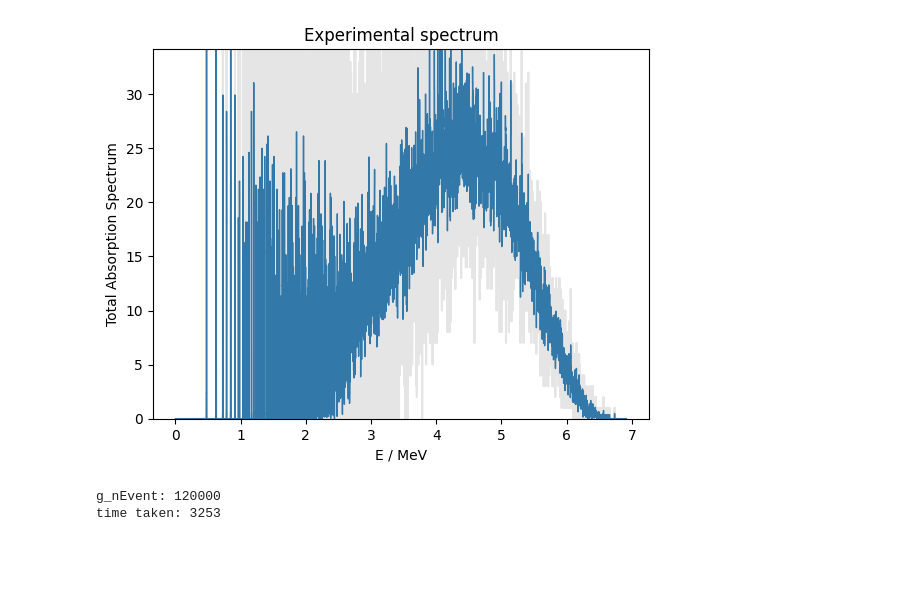
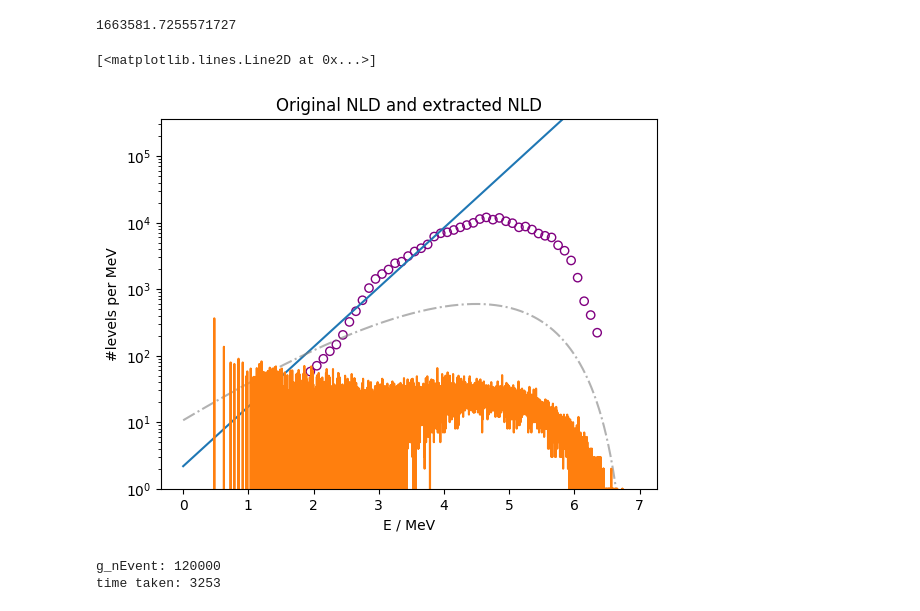
Before and after one commit to CauchyApprentice/Fluctuation-Analysis, a Jupyter notebook: main.ipynb, the cells around one changed output. Saved outputs shown, nothing was run; the diff lists cells and outputs as text; code cells hidden in the pictures; blank space fills up the shorter version.

Commit message:
more graph sugar

```diff
--- a/main.ipynb
+++ b/main.ipynb
@@ -22,7 +24,23 @@ energy, smeared = extract.spectrum_smeared(run, exp_res=0.001)
+# %%
+fa = fluc.fluctuation_analysis(run)
 # %%
-fluc.plot.fluct_data(energy,smeared, run=run)
+fluc.plot.comparison(fa.energy_range, fa.nld,fa.fluct_energy, file_name="hiiii", run=run)
+pop_dist = sim.pop.dist_normed(fa.fluct_energy, Settings.Q_76Ga)
+maxi = 0
+for nldval in fa.nld:
+    if nldval != np.nan and nldval > maxi:
+        maxi = nldval
+scalar = maxi/max(pop_dist)/20
+
+print(scalar)
+plt.ylim(1,maxi*30)
+plt.plot(fa.fluct_energy, [pop * scalar for pop in pop_dist], alpha=0.6, color="grey", linestyle="-.")
+data_energy, data = extract.spectrum_smeared(run, exp_res=0)
+plt.plot(data_energy, data)
 # %% [output]
+1663581.7255571727
+[<matplotlib.lines.Line2D at 0x...>]
-[figure, old version]
+[figure, new version]
 # %%
 sim.iterate(Setting.g_nEvent, [120000],save_path=Settings.run_folder)
 # %% [output]
```
Also changed, not shown: parts of 2 cells of this notebook, 3 other files.
